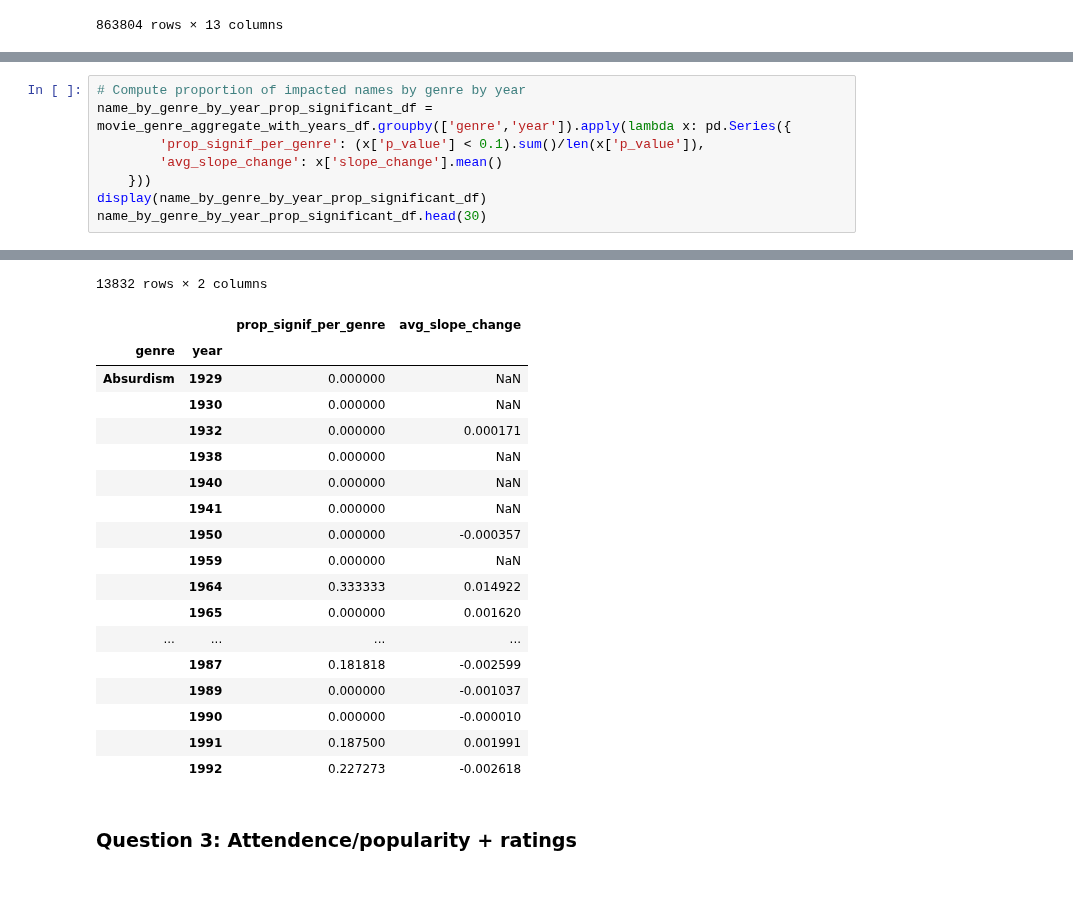
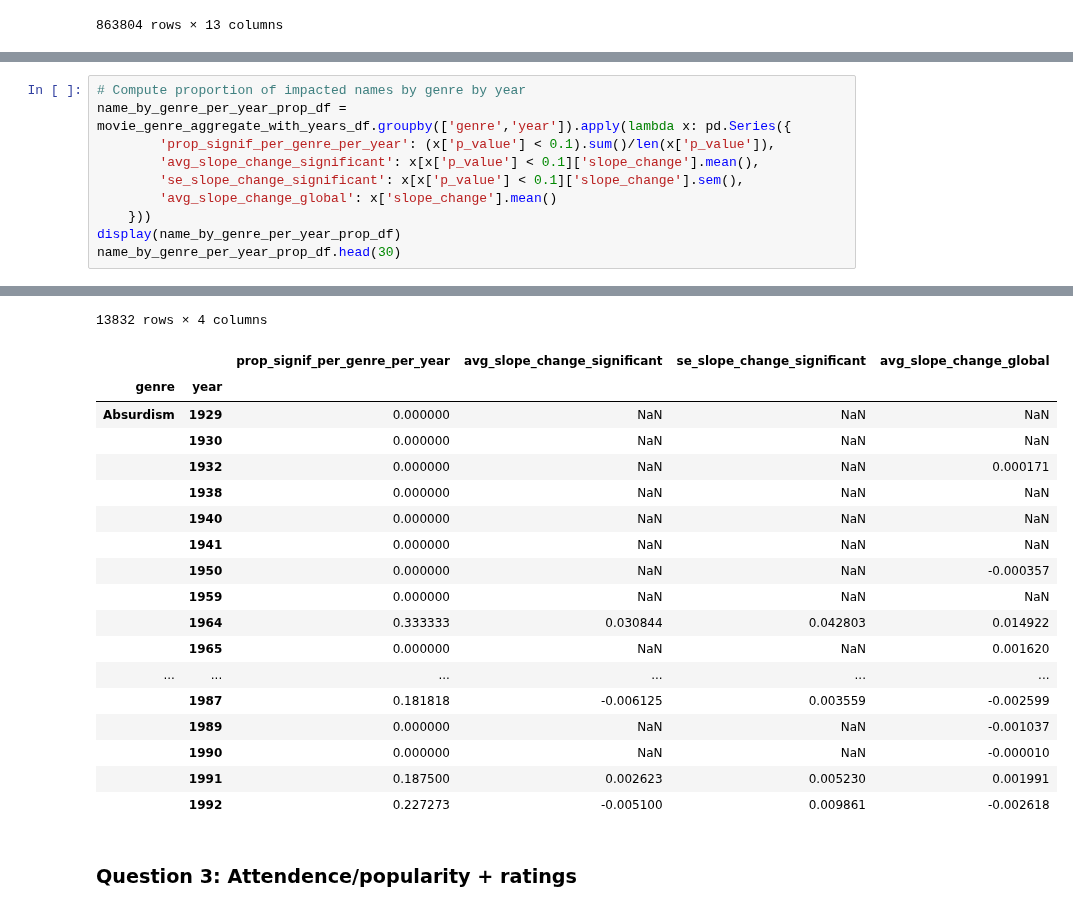
Before and after one commit to epfl-ada/ada-2023-project-abadakor, a Jupyter notebook: parallel_questions.ipynb, the cells around one changed output, grey strips where cells are left out. Cells and saved outputs as stored; diff of their text form.

```diff
--- a/parallel_questions.ipynb
+++ b/parallel_questions.ipynb
@@ -327,10 +342,12 @@ signi_names_per_genre_per_year_df.head(30)
 |  | 1992 | 77744 | Kane | M | 2.0 | 0.094734 | -0.000888 | 1.828244 | Absurdism | Wayne's World | ... |
 # %%
 # Compute proportion of impacted names by genre by year
-name_by_genre_by_year_prop_significant_df = movie_genre_aggregate_with_years_df.groupby(['genre','year']).apply(lambda x: pd.Series({
-        'prop_signif_per_genre': (x['p_value'] < 0.1).sum()/len(x['p_value']),
-        'avg_slope_change': x['slope_change'].mean()
+name_by_genre_per_year_prop_df = movie_genre_aggregate_with_years_df.groupby(['genre','year']).apply(lambda x: pd.Series({
+        'prop_signif_per_genre_per_year': (x['p_value'] < 0.1).sum()/len(x['p_value']),
+        'avg_slope_change_significant': x[x['p_value'] < 0.1]['slope_change'].mean(),
+        'se_slope_change_significant': x[x['p_value'] < 0.1]['slope_change'].sem(),
+        'avg_slope_change_global': x['slope_change'].mean()
     }))
-display(name_by_genre_by_year_prop_significant_df)
-name_by_genre_by_year_prop_significant_df.head(30)
+display(name_by_genre_per_year_prop_df)
+name_by_genre_per_year_prop_df.head(30)
 # %% [output]
@@ -350,22 +367,22 @@ name_by_genre_by_year_prop_significant_df.head(30)
-13832 rows × 2 columns
+13832 rows × 4 columns
-|  |  | prop_signif_per_genre | avg_slope_change |
-| genre | year |  |  |
-| Absurdism | 1929 | 0.000000 | NaN |
-|  | 1930 | 0.000000 | NaN |
-|  | 1932 | 0.000000 | 0.000171 |
-|  | 1938 | 0.000000 | NaN |
-|  | 1940 | 0.000000 | NaN |
-|  | 1941 | 0.000000 | NaN |
-|  | 1950 | 0.000000 | -0.000357 |
-|  | 1959 | 0.000000 | NaN |
-|  | 1964 | 0.333333 | 0.014922 |
-|  | 1965 | 0.000000 | 0.001620 |
-| ... | ... | ... | ... |
-|  | 1987 | 0.181818 | -0.002599 |
-|  | 1989 | 0.000000 | -0.001037 |
-|  | 1990 | 0.000000 | -0.000010 |
-|  | 1991 | 0.187500 | 0.001991 |
-|  | 1992 | 0.227273 | -0.002618 |
+|  |  | prop_signif_per_genre_per_year | avg_slope_change_significant | se_slope_change_significant | avg_slope_change_global |
+| genre | year |  |  |  |  |
+| Absurdism | 1929 | 0.000000 | NaN | NaN | NaN |
+|  | 1930 | 0.000000 | NaN | NaN | NaN |
+|  | 1932 | 0.000000 | NaN | NaN | 0.000171 |
+|  | 1938 | 0.000000 | NaN | NaN | NaN |
+|  | 1940 | 0.000000 | NaN | NaN | NaN |
+|  | 1941 | 0.000000 | NaN | NaN | NaN |
+|  | 1950 | 0.000000 | NaN | NaN | -0.000357 |
+|  | 1959 | 0.000000 | NaN | NaN | NaN |
+|  | 1964 | 0.333333 | 0.030844 | 0.042803 | 0.014922 |
+|  | 1965 | 0.000000 | NaN | NaN | 0.001620 |
+| ... | ... | ... | ... | ... | ... |
+|  | 1987 | 0.181818 | -0.006125 | 0.003559 | -0.002599 |
+|  | 1989 | 0.000000 | NaN | NaN | -0.001037 |
+|  | 1990 | 0.000000 | NaN | NaN | -0.000010 |
+|  | 1991 | 0.187500 | 0.002623 | 0.005230 | 0.001991 |
+|  | 1992 | 0.227273 | -0.005100 | 0.009861 | -0.002618 |
 # %% [markdown]
 ### Question 3: Attendence/popularity + ratings
 # %%
```
Also changed, not shown: parts of 20 cells of this notebook.
